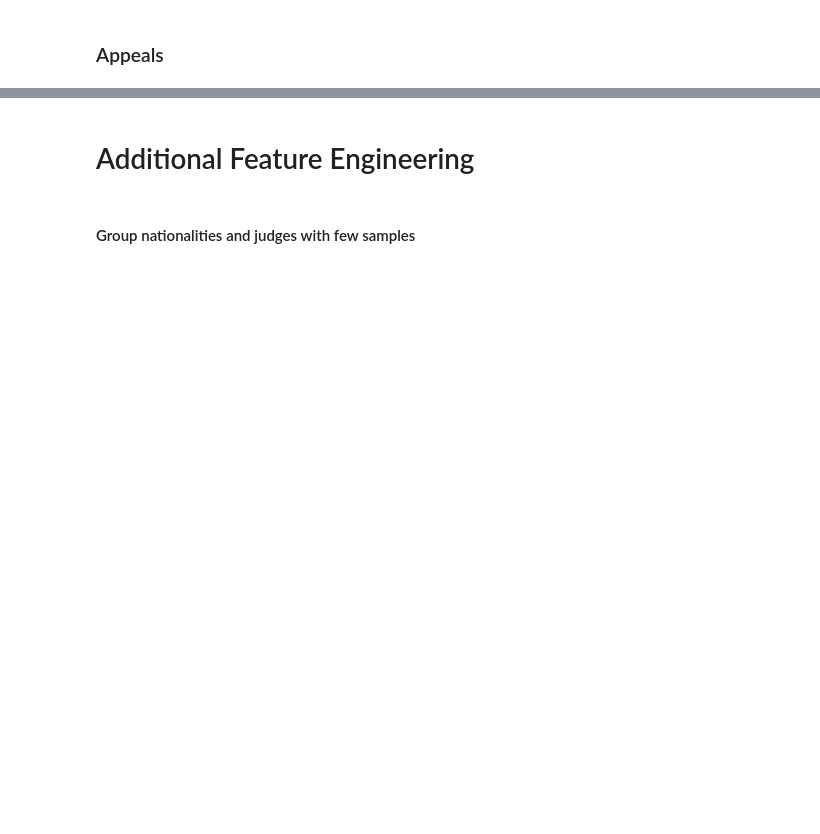
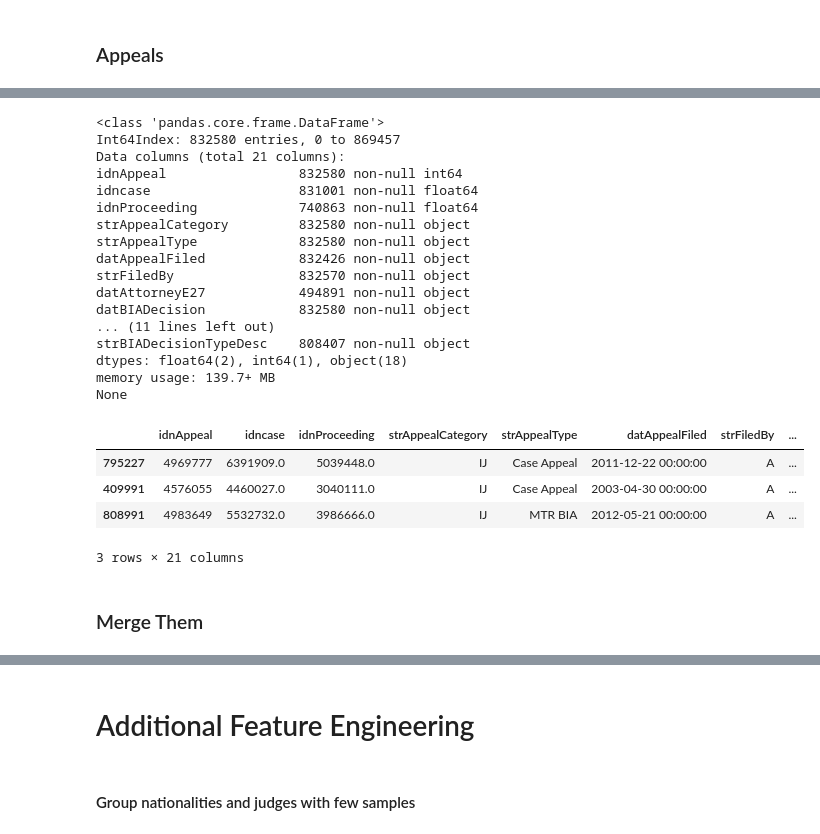
Before and after one commit to colinandrus/ml_course_project, a Jupyter notebook: notebooks/data_preparation_cleaned.ipynb, the cells around one changed output, grey strips where cells are left out. Saved outputs shown, nothing was run; the diff lists cells and outputs as text; code cells hidden in the pictures; blank space fills up the shorter version.

```diff
--- a/notebooks/data_preparation_cleaned.ipynb
+++ b/notebooks/data_preparation_cleaned.ipynb
@@ -380,0 +131,28 @@ print("{} of appeal were successful".format(float(appeals['granted'].sum()) / le
+# %%
+print(tblAppeal_df.info())
+tblAppeal_df.sample(3)
+# %% [output]
+<class 'pandas.core.frame.DataFrame'>
+Int64Index: 832580 entries, 0 to 869457
+Data columns (total 21 columns):
+idnAppeal                 832580 non-null int64
+idncase                   831001 non-null float64
+idnProceeding             740863 non-null float64
+strAppealCategory         832580 non-null object
+strAppealType             832580 non-null object
+datAppealFiled            832426 non-null object
+strFiledBy                832570 non-null object
+datAttorneyE27            494891 non-null object
+datBIADecision            832580 non-null object
+... (11 lines left out)
+strBIADecisionTypeDesc    808407 non-null object
+dtypes: float64(2), int64(1), object(18)
+memory usage: 139.7+ MB
+None
+|  | idnAppeal | idncase | idnProceeding | strAppealCategory | strAppealType | datAppealFiled | strFiledBy | ... |
+| 795227 | 4969777 | 6391909.0 | 5039448.0 | IJ | Case Appeal | 2011-12-22 00:00:00 | A | ... |
+| 409991 | 4576055 | 4460027.0 | 3040111.0 | IJ | Case Appeal | 2003-04-30 00:00:00 | A | ... |
+| 808991 | 4983649 | 5532732.0 | 3986666.0 | IJ | MTR BIA | 2012-05-21 00:00:00 | A | ... |
+3 rows × 21 columns
+# %% [markdown]
+### Merge Them
```
Also changed, not shown: parts of 61 cells of this notebook.
